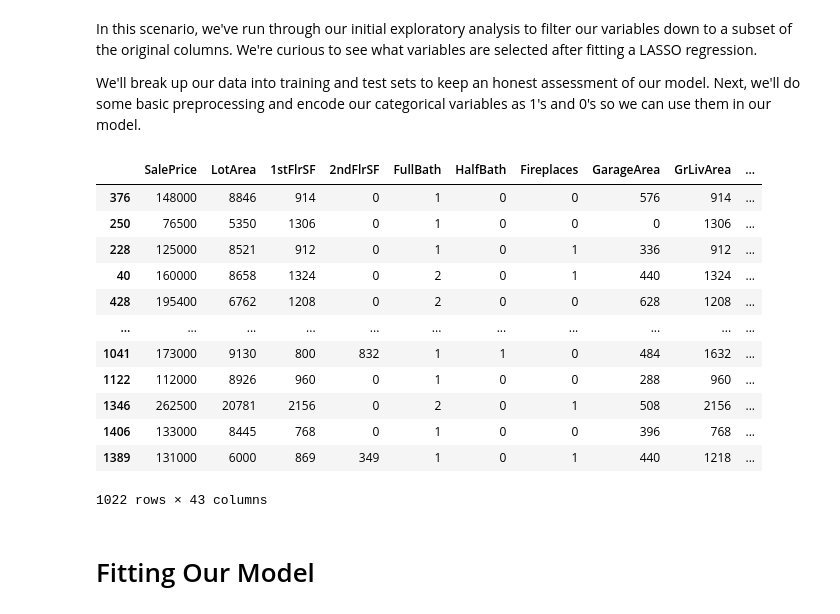
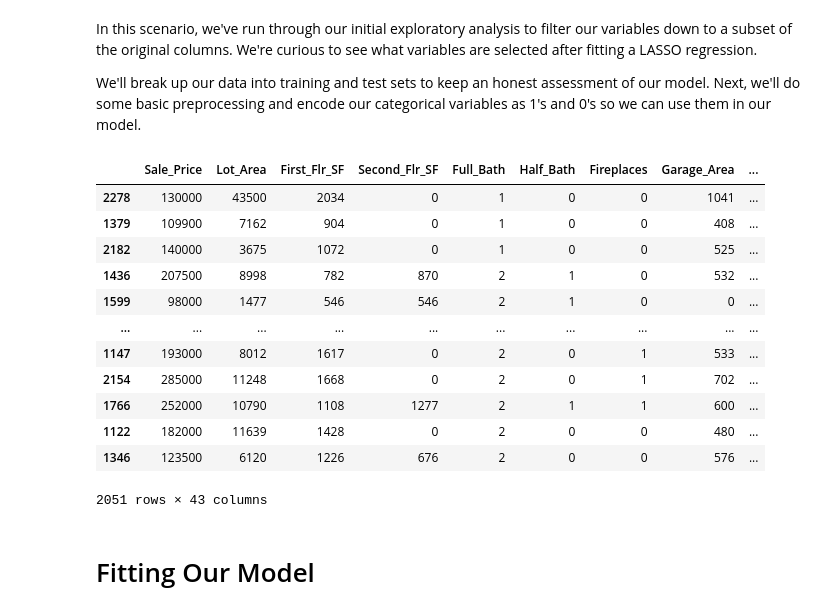
Before and after one commit to yangrchen/IAA_CDC_Presentation, a Jupyter notebook: lasso.ipynb, the cells around one changed output. Drawn from its saved outputs; the diff is of its cells as text; code cells hidden in the pictures.

```diff
--- a/lasso.ipynb
+++ b/lasso.ipynb
@@ -41,5 +42,6 @@ from sklearn.model_selection import train_test_split
 The Ames Housing dataset is a popular dataset describing characteristics of residential homes in Ames, Iowa. The goal is to predict the selling price of homes.
 # %%
 # Read in the AmesHousing data as a Pandas dataframe
-ames = pd.read_csv('https://raw.githubusercontent.com/INRIA/scikit-learn-mooc/main/datasets/house_prices.csv')
+ames = pd.read_csv('ames_housing.csv')
 ames.head()
+ames.columns
@@ -54,29 +77,29 @@ We'll break up our data into training and test sets to keep an honest assessment
 train, test = train_test_split(ames, test_size=0.3, random_state=123)
 
 # Select specific columns to base our model on
-train = train[['SalePrice', 'LotArea', 'Street', 'BldgType', 'HouseStyle', 'OverallQual', 'RoofStyle', 'CentralAir', '1stFlrSF', '2ndFlrSF', 'FullBath', 'HalfBath', 'Fireplaces', 'GarageArea', 'GrLivArea', 'TotRmsAbvGrd']]
+train = train[['Sale_Price', 'Lot_Area', 'Street', 'Bldg_Type', 'House_Style', 'Overall_Qual', 'Roof_Style', 'Central_Air', 'First_Flr_SF', 'Second_Flr_SF', 'Full_Bath', 'Half_Bath', 'Fireplaces', 'Garage_Area', 'Gr_Liv_Area', 'TotRms_AbvGrd']]
 
 # Fill NA values with 0
 train = train.fillna(0)
 # %%
 # Reference encode our categorical variables so we can use them in our model
-train_dummy = pd.get_dummies(train, columns=['Street', 'BldgType', 'HouseStyle', 'OverallQual', 'RoofStyle', 'CentralAir'])
+train_dummy = pd.get_dummies(train, columns=['Street', 'Bldg_Type', 'House_Style', 'Overall_Qual', 'Roof_Style', 'Central_Air'])
 
 train_dummy
 # %% [output]
-|  | SalePrice | LotArea | 1stFlrSF | 2ndFlrSF | FullBath | HalfBath | Fireplaces | GarageArea | GrLivArea | ... |
-| 376 | 148000 | 8846 | 914 | 0 | 1 | 0 | 0 | 576 | 914 | ... |
-| 250 | 76500 | 5350 | 1306 | 0 | 1 | 0 | 0 | 0 | 1306 | ... |
-| 228 | 125000 | 8521 | 912 | 0 | 1 | 0 | 1 | 336 | 912 | ... |
-| 40 | 160000 | 8658 | 1324 | 0 | 2 | 0 | 1 | 440 | 1324 | ... |
-| 428 | 195400 | 6762 | 1208 | 0 | 2 | 0 | 0 | 628 | 1208 | ... |
-| ... | ... | ... | ... | ... | ... | ... | ... | ... | ... | ... |
-| 1041 | 173000 | 9130 | 800 | 832 | 1 | 1 | 0 | 484 | 1632 | ... |
-| 1122 | 112000 | 8926 | 960 | 0 | 1 | 0 | 0 | 288 | 960 | ... |
-| 1346 | 262500 | 20781 | 2156 | 0 | 2 | 0 | 1 | 508 | 2156 | ... |
-| 1406 | 133000 | 8445 | 768 | 0 | 1 | 0 | 0 | 396 | 768 | ... |
-| 1389 | 131000 | 6000 | 869 | 349 | 1 | 0 | 1 | 440 | 1218 | ... |
+|  | Sale_Price | Lot_Area | First_Flr_SF | Second_Flr_SF | Full_Bath | Half_Bath | Fireplaces | Garage_Area | ... |
+| 2278 | 130000 | 43500 | 2034 | 0 | 1 | 0 | 0 | 1041 | ... |
+| 1379 | 109900 | 7162 | 904 | 0 | 1 | 0 | 0 | 408 | ... |
+| 2182 | 140000 | 3675 | 1072 | 0 | 1 | 0 | 0 | 525 | ... |
+| 1436 | 207500 | 8998 | 782 | 870 | 2 | 1 | 0 | 532 | ... |
+| 1599 | 98000 | 1477 | 546 | 546 | 2 | 1 | 0 | 0 | ... |
+| ... | ... | ... | ... | ... | ... | ... | ... | ... | ... |
+| 1147 | 193000 | 8012 | 1617 | 0 | 2 | 0 | 1 | 533 | ... |
+| 2154 | 285000 | 11248 | 1668 | 0 | 2 | 0 | 1 | 702 | ... |
+| 1766 | 252000 | 10790 | 1108 | 1277 | 2 | 1 | 1 | 600 | ... |
+| 1122 | 182000 | 11639 | 1428 | 0 | 2 | 0 | 0 | 480 | ... |
+| 1346 | 123500 | 6120 | 1226 | 676 | 2 | 0 | 0 | 576 | ... |
-1022 rows × 43 columns
+2051 rows × 43 columns
 # %% [markdown]
 # Fitting Our Model
 # %% [markdown]
```
Also changed, not shown: parts of 10 cells of this notebook, 16 other files.
